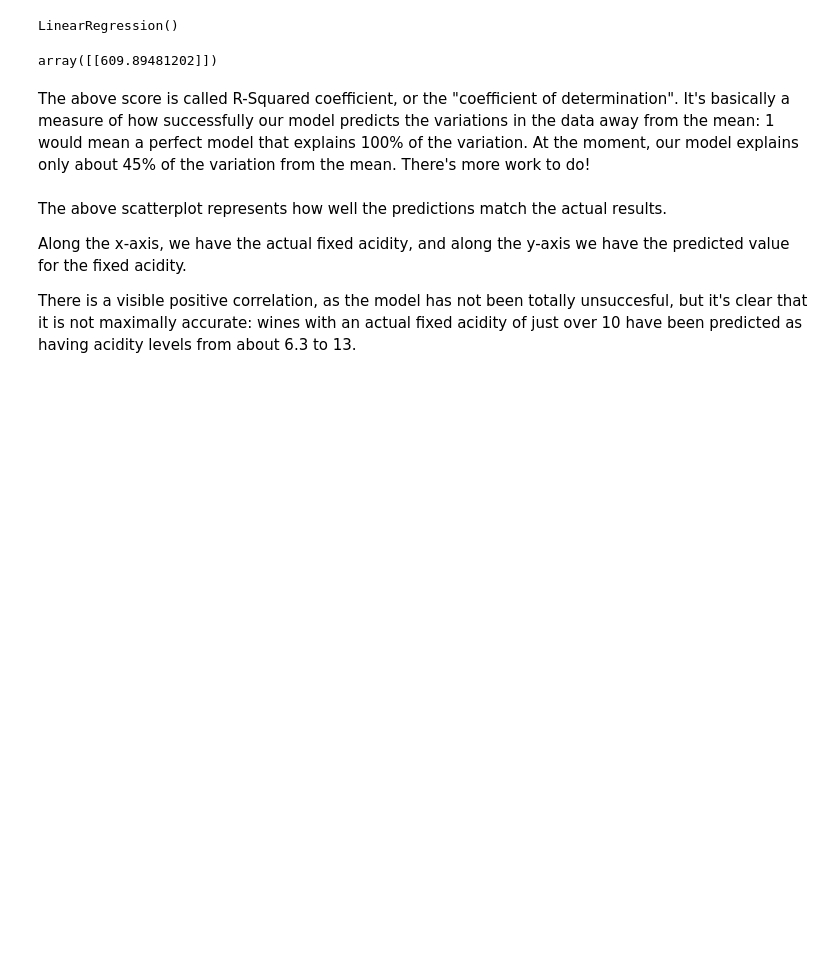
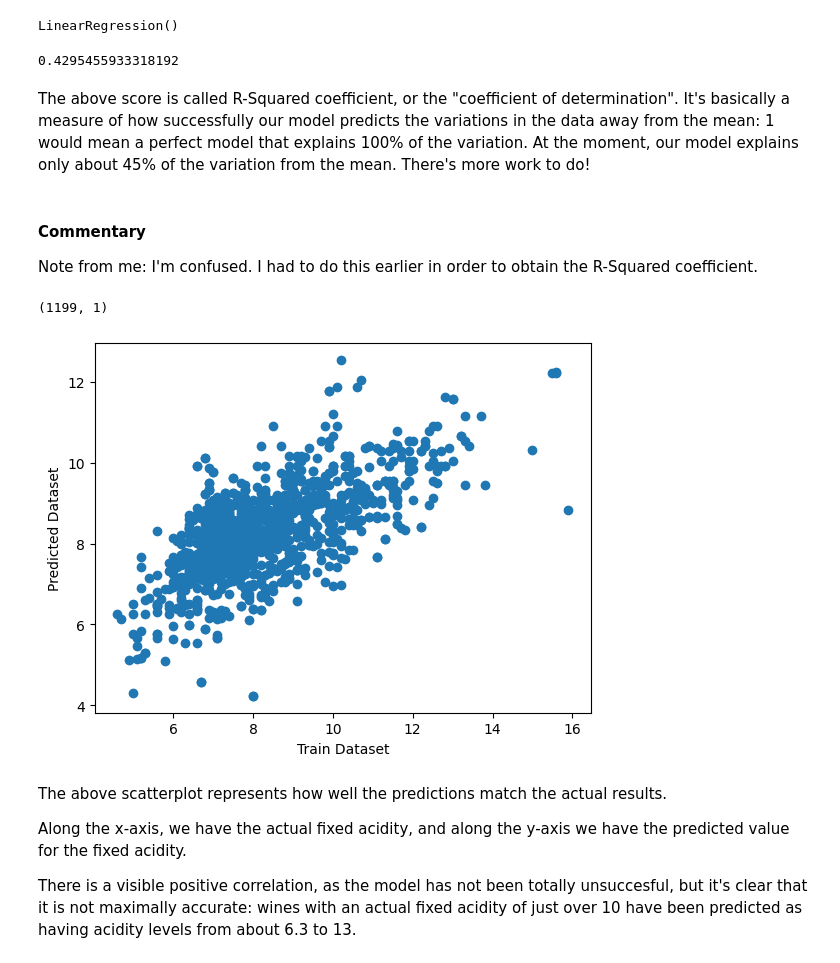
Before and after one commit to blue-santa/sprinboard-data-science-2026, a Jupyter notebook: 11-python-statistics-in-eda/04-statistical-modeling/00-case-study-linear-reg/Springboard Regression Case Study - the Red Wine Dataset - Tier 3.ipynb, the cells around one changed output. Saved outputs shown, nothing was run; the diff lists cells and outputs as text; code cells hidden in the pictures; blank space fills up the shorter version.

Commit message:
develop ols train

```diff
--- a/11-python-statistics-in-eda/04-statistical-modeling/00-case-study-linear-reg/Springboard Regression Case Study - the Red Wine Dataset - Tier 3.ipynb
+++ b/11-python-statistics-in-eda/04-statistical-modeling/00-case-study-linear-reg/Springboard Regression Case Study - the Red Wine Dataset - Tier 3.ipynb
@@ -375,9 +375,11 @@ rModel.fit(X_train, y_train)
 LinearRegression()
 # %%
 # Evaluate the model
-rModel.coef_
+y_pred = rModel.predict(X_train)
+r2 = r2_score(y_train, y_pred)
+print(r2)
 # %% [output]
-array([[609.89481202]])
+0.4295455933318192
 # %% [markdown]
 The above score is called R-Squared coefficient, or the "coefficient of determination". It's basically a measure of how successfully our model predicts the variations in the data away from the mean: 1 would mean a perfect model that explains 100% of the variation. At the moment, our model explains only about 45% of the variation from the mean. There's more work to do!
 # %%
@@ -386,6 +387,19 @@ _ _ _
+# %% [markdown]
+#### Commentary
+
+Note from me: I'm confused. I had to do this earlier in order to obtain the R-Squared coefficient.
+# %%
+y_pred.shape
+# %% [output]
+(1199, 1)
 # %%
 # Let's plot the predictions against the actual result. Use scatter()
-_ _ _
+_ = plt.scatter(x=y_train, y=y_pred)
+_ = plt.xlabel('Train Dataset')
+_ = plt.ylabel('Predicted Dataset')
+plt.show()
+# %% [output]
+[figure, added]
 # %% [markdown]
 The above scatterplot represents how well the predictions match the actual results.
 
```
Also changed, not shown: parts of 5 cells of this notebook.
